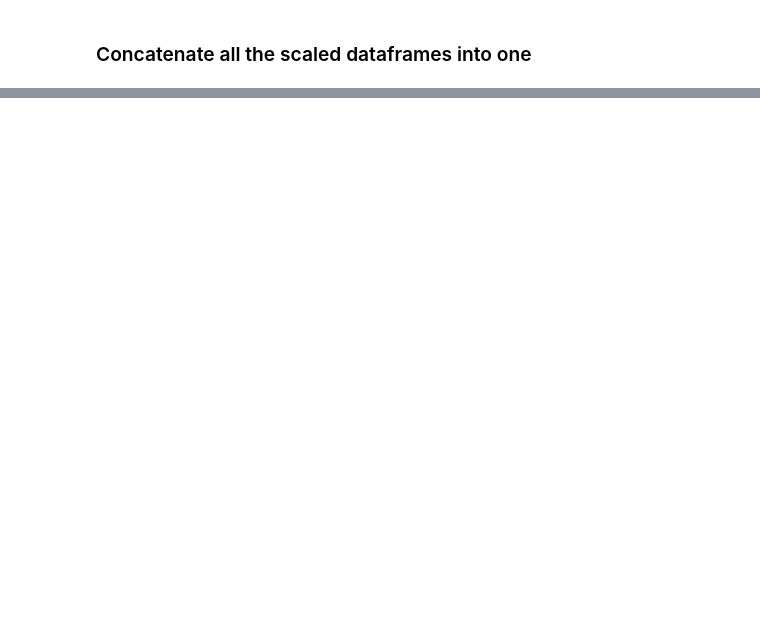
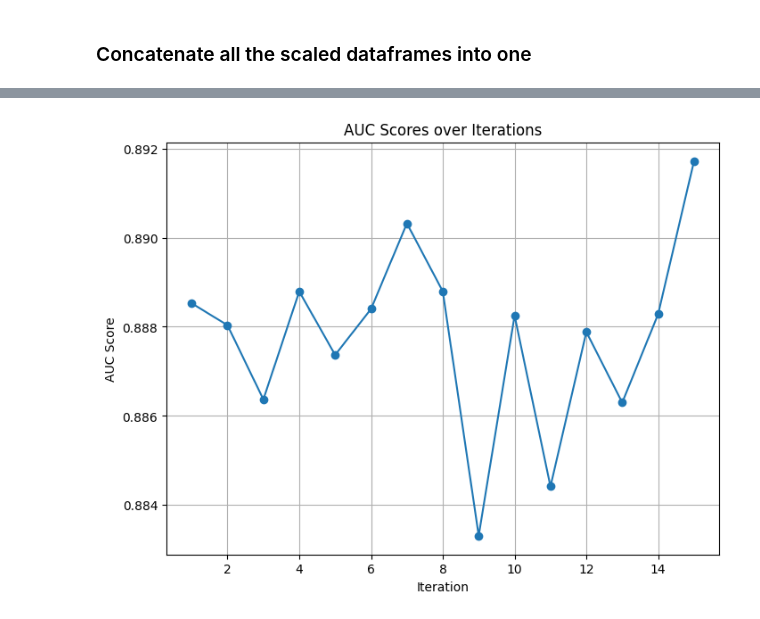
Before and after one commit to Kaaykun/Kaggle-Competition-01, a Jupyter notebook: notebooks/main.ipynb, the cells around one changed output, grey strips where cells are left out. Saved outputs shown, nothing was run; the diff lists cells and outputs as text; code cells hidden in the pictures; blank space fills up the shorter version.

Commit message:
Completed modelling and submission (Score: 0.88793)

```diff
--- a/notebooks/main.ipynb
+++ b/notebooks/main.ipynb
@@ -487,0 +591,7 @@ df_train_scaled.head()
+# %%
+vote = VotingClassifier(estimators=[('lgbm', lgbm),
+                                    ('xgb', xgb),
+                                    ('cat', cat)],
+                        voting='soft',
+                        weights=[2, 1, 1]
+                        )
@@ -487,0 +600,9 @@ df_train_scaled.head()
+# %%
+# List to store AUC (Area Under the ROC Curve) obtained from each fold in the cross-val
+aucs = []
+
+# List to store predictions
+predictions = []
+
+# Cross Validation
+kf = RepeatedStratifiedKFold(n_splits=5, n_repeats=3, random_state=42)
@@ -487,0 +611,18 @@ df_train_scaled.head()
+# %%
+for train_index, test_index in kf.split(X_train, y_train):
+    X_train_kf, X_val_kf = X_train.iloc[train_index], X_train.iloc[test_index]
+    y_train_kf, y_val_kf = y_train.iloc[train_index], y_train.iloc[test_index]
+
+    # Fit the model
+    vote.fit(X_train_kf, y_train_kf)
+
+    # Predict probabilities for validation set
+    y_pred_val = vote.predict_proba(X_val_kf)[:, 1]
+
+    # Calculate AUC for validation set
+    auc_val = roc_auc_score(y_val_kf, y_pred_val)
+    aucs.append(auc_val)
+
+    # Predict probabilities for test set (df_test)
+    y_pred_test = vote.predict_proba(X_test)[:, 1]
+    predictions.append(y_pred_test)
@@ -487,0 +659,10 @@ df_train_scaled.head()
+# %%
+plt.figure(figsize=(8, 6))
+plt.plot(range(1, len(aucs) + 1), aucs, marker='o', linestyle='-')
+plt.title('AUC Scores over Iterations')
+plt.xlabel('Iteration')
+plt.ylabel('AUC Score')
+plt.grid(True)
+plt.show()
+# %% [output]
+[figure, added]
```
Also changed, not shown: parts of 29 cells of this notebook, 5 other files.
